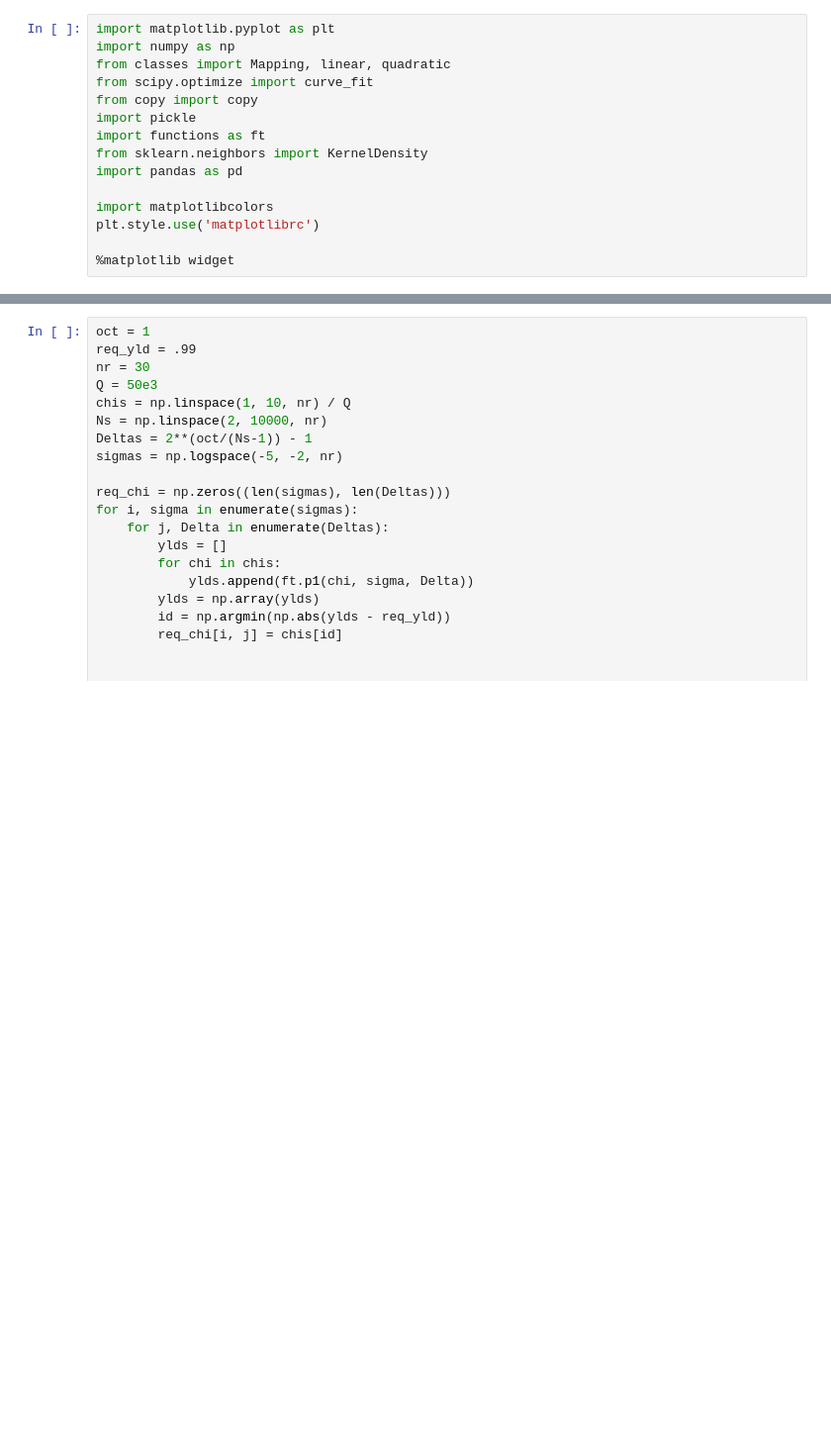
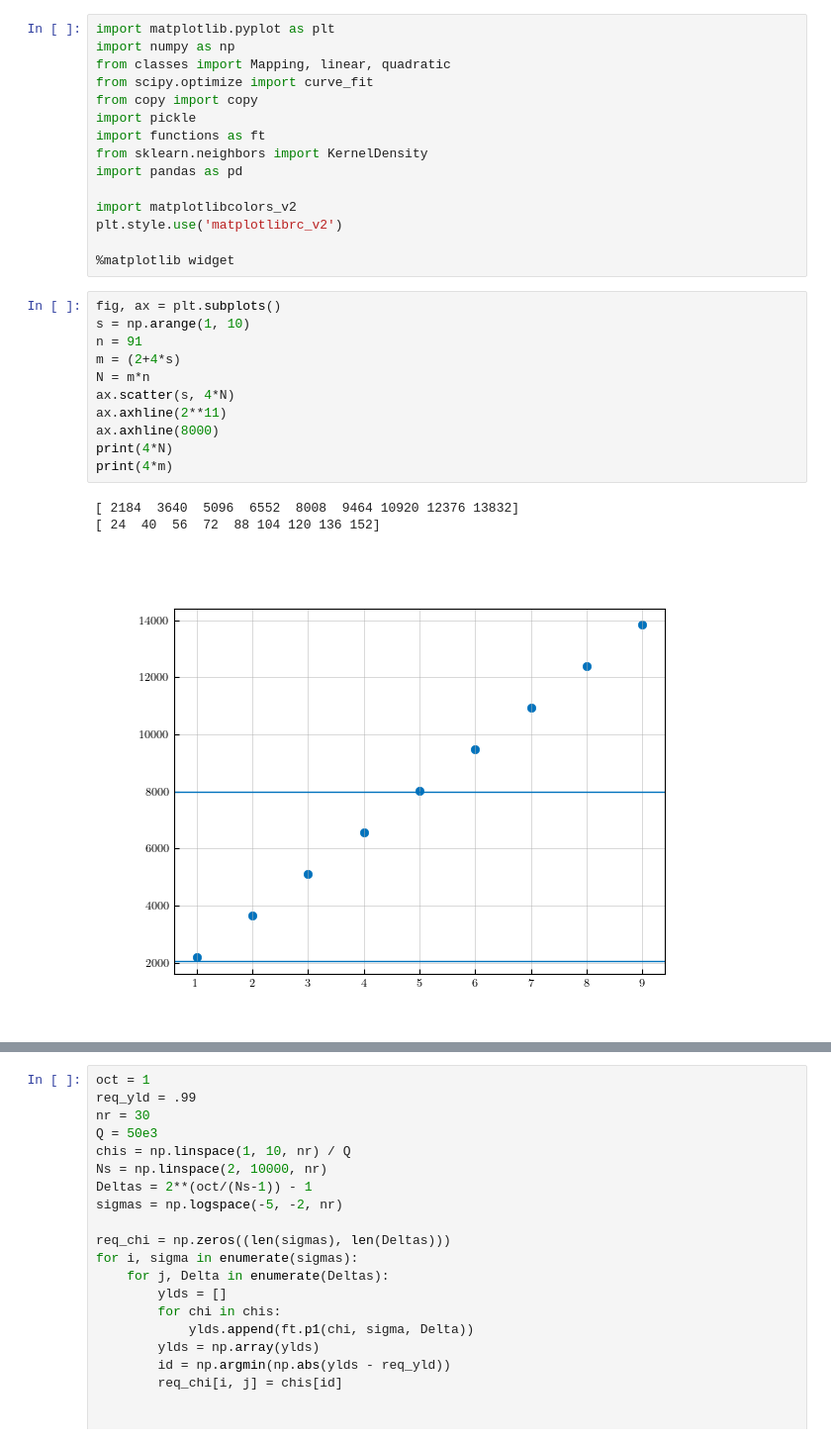
Before and after one commit to wilbertras/spatial-mapping, a Jupyter notebook: Mappings/Masters/plot_mapping.ipynb, the cells around one changed output, grey strips where cells are left out. Shown at 99% size. Cells and saved outputs as stored; diff of their text form; blank space fills up the shorter version.

```diff
--- a/Mappings/Masters/plot_mapping.ipynb
+++ b/Mappings/Masters/plot_mapping.ipynb
@@ -9,7 +9,22 @@ import functions as ft
 from sklearn.neighbors import KernelDensity
 import pandas as pd
 
-import matplotlibcolors
-plt.style.use('matplotlibrc')
+import matplotlibcolors_v2
+plt.style.use('matplotlibrc_v2')
 
 %matplotlib widget
+# %%
+fig, ax = plt.subplots()
+s = np.arange(1, 10)
+n = 91
+m = (2+4*s)
+N = m*n
+ax.scatter(s, 4*N)
+ax.axhline(2**11)
+ax.axhline(8000)
+print(4*N)
+print(4*m)
+# %% [output]
+[ 2184  3640  5096  6552  8008  9464 10920 12376 13832]
+[ 24  40  56  72  88 104 120 136 152]
+[figure, added]
```
Also changed, not shown: parts of 52 cells of this notebook, 38 other files.
